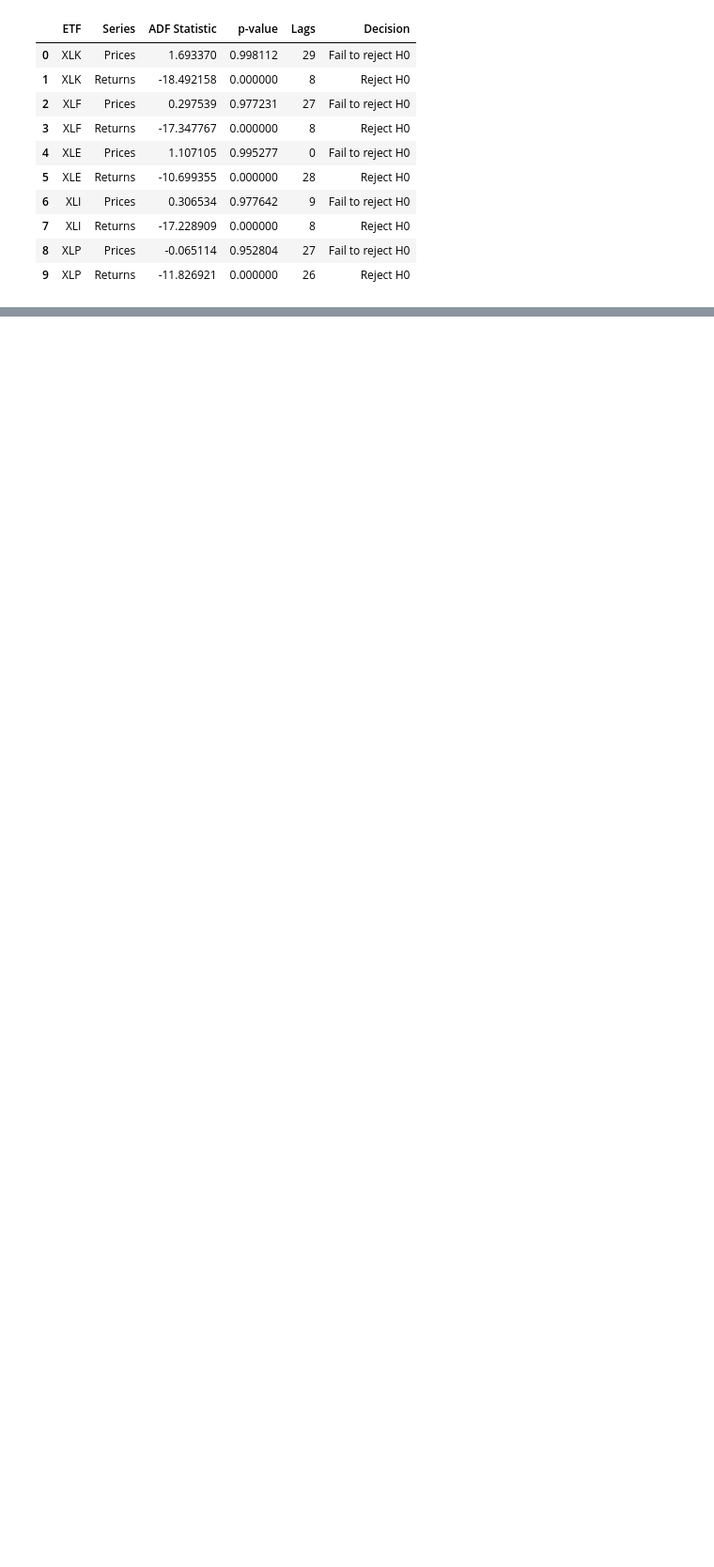
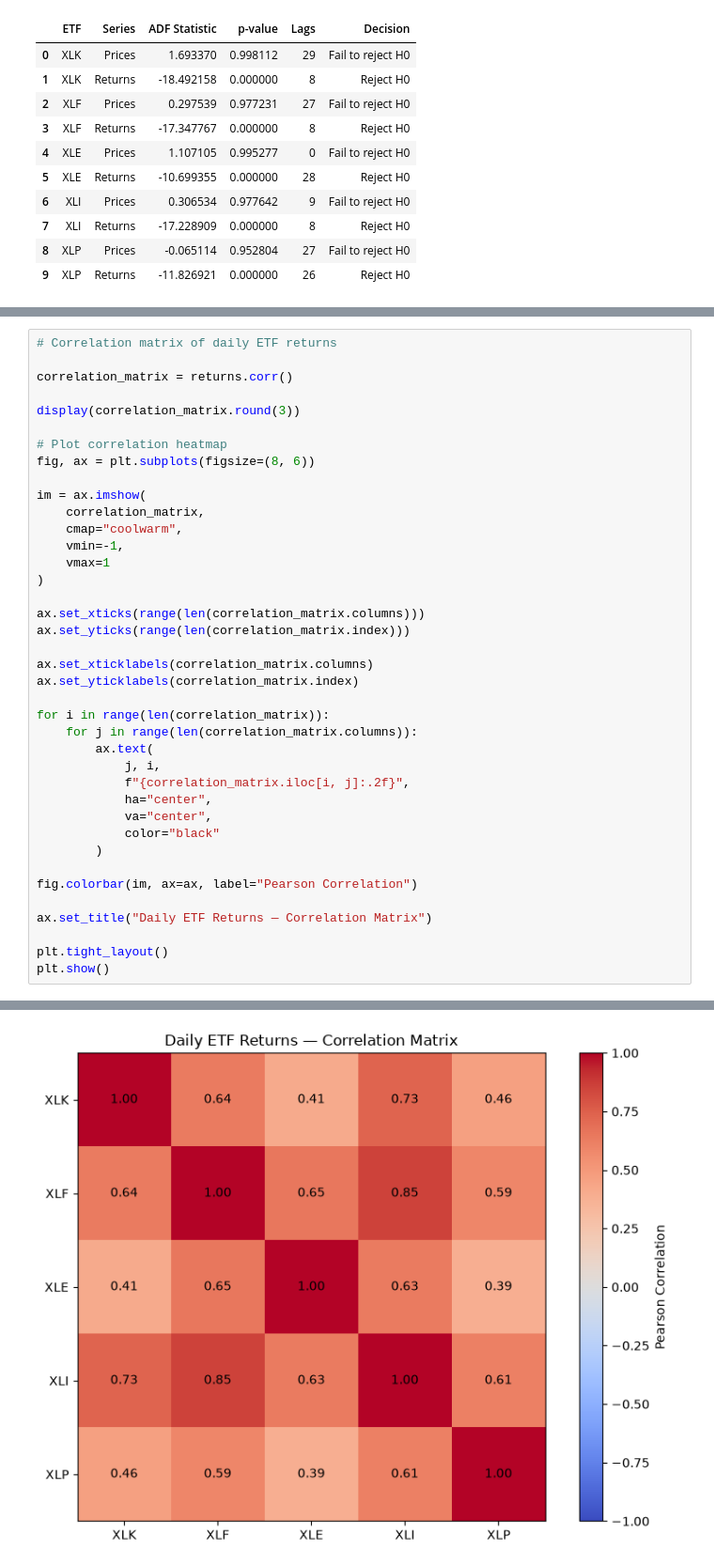
Before and after one commit to adylezz/bayesian-basket-trading, a Jupyter notebook: notebooks/stationarity_analysis.ipynb, the cells around one changed output, grey strips where cells are left out. Shown at 94% size. Cells and saved outputs as stored; diff of their text form; blank space fills up the shorter version.

Commit message:
johansen, integration, correlation and cointegration

```diff
--- a/notebooks/stationarity_analysis.ipynb
+++ b/notebooks/stationarity_analysis.ipynb
@@ -200,0 +386,40 @@ display(adf_df.round(6))
+# %%
+# Correlation matrix of daily ETF returns
+
+correlation_matrix = returns.corr()
+
+display(correlation_matrix.round(3))
+
+# Plot correlation heatmap
+fig, ax = plt.subplots(figsize=(8, 6))
+
+im = ax.imshow(
+    correlation_matrix,
+    cmap="coolwarm",
+    vmin=-1,
+    vmax=1
+)
+
+ax.set_xticks(range(len(correlation_matrix.columns)))
+ax.set_yticks(range(len(correlation_matrix.index)))
+
+ax.set_xticklabels(correlation_matrix.columns)
+ax.set_yticklabels(correlation_matrix.index)
+
+for i in range(len(correlation_matrix)):
+    for j in range(len(correlation_matrix.columns)):
+        ax.text(
+            j, i,
+            f"{correlation_matrix.iloc[i, j]:.2f}",
+            ha="center",
+            va="center",
+            color="black"
+        )
+
+fig.colorbar(im, ax=ax, label="Pearson Correlation")
+
+ax.set_title("Daily ETF Returns — Correlation Matrix")
+
+plt.tight_layout()
+plt.show()
+# %% [output]
@@ -200,0 +432 @@ display(adf_df.round(6))
+[figure, added]
```
Also changed, not shown: parts of 22 cells of this notebook, 5 other files.
